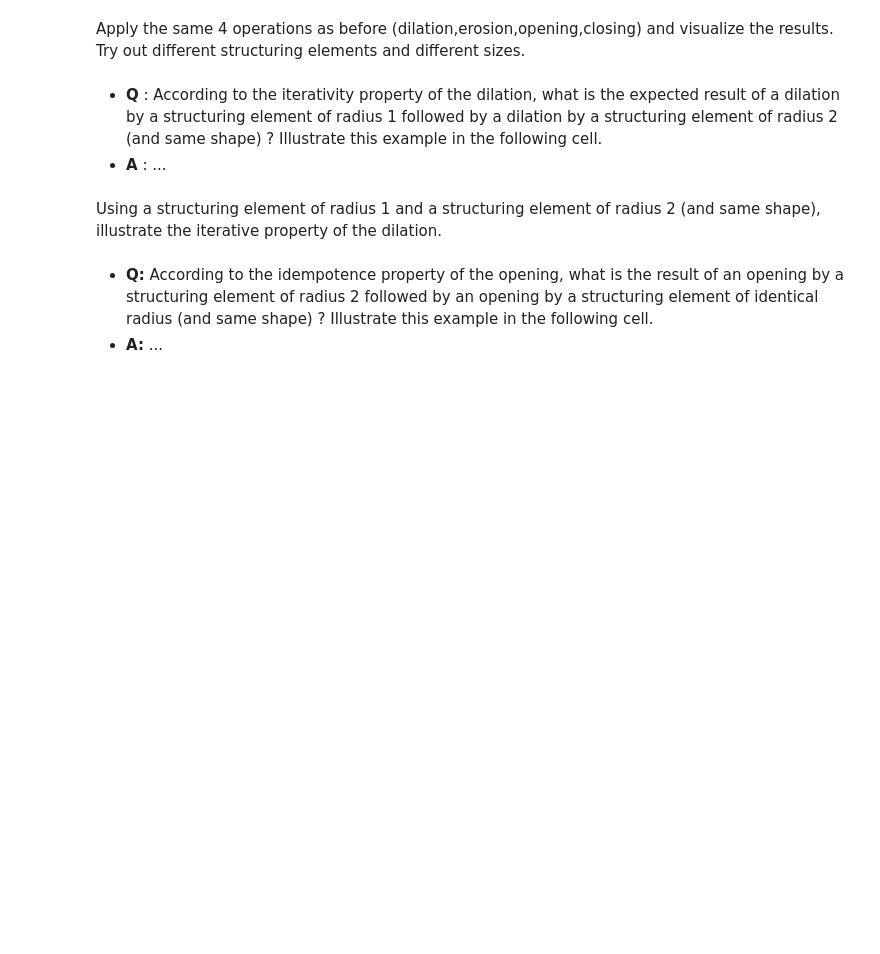
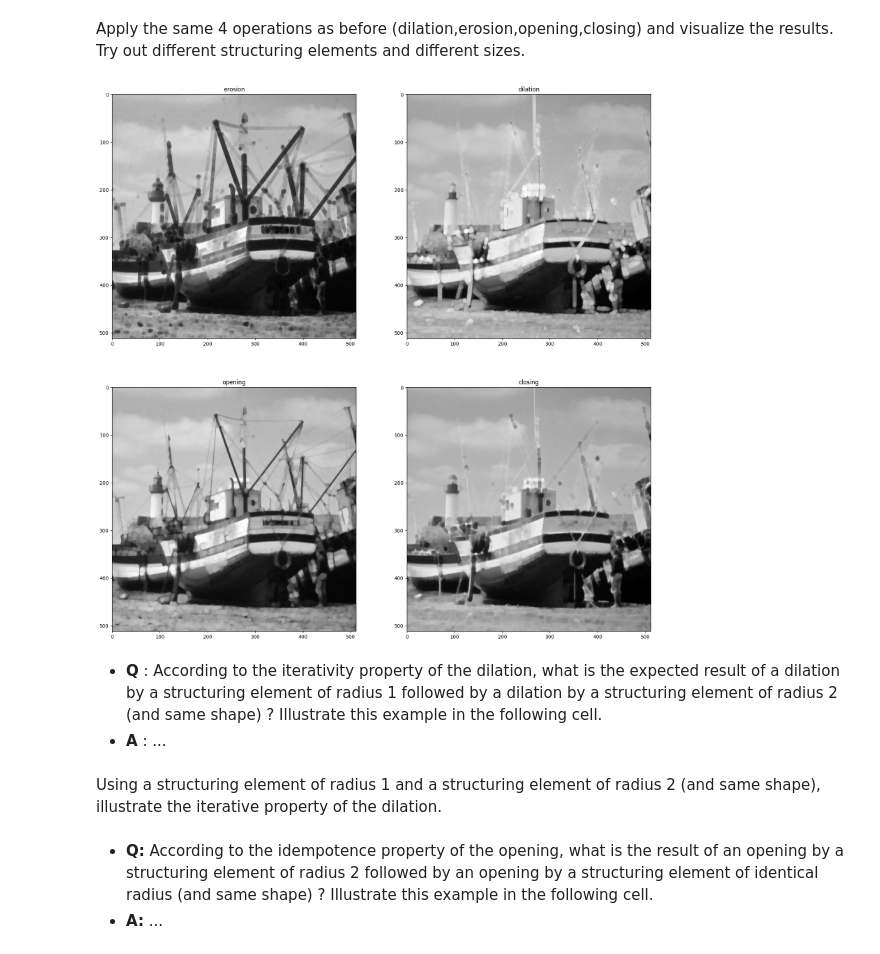
Before and after one commit to Mert-Emrem/SSEO-MRO, a Jupyter notebook: pw3_nonlinearfiltering_student.ipynb, the cells around one changed output. Saved outputs shown, nothing was run; the diff lists cells and outputs as text; code cells hidden in the pictures; blank space fills up the shorter version.

```diff
--- a/pw3_nonlinearfiltering_student.ipynb
+++ b/pw3_nonlinearfiltering_student.ipynb
@@ -64,12 +64,12 @@ In this section, we will work on a cyto-image. Make sure to properly load the "c
 #load the cell image in grayscale and display it
 img = plt.imread("imagesTP2/cell.tif")
 
-# Use cytripe function:
+# Use function:
 img = plt.imread("imagesTP2/cell.tif").astype(np.uint8)
 # threshold t = 150
 img_bin = img.copy()
-img_bin[img_bin < 150] = 0
-img_bin[img_bin >= 150] = 1
+img_bin[img_bin < 10] = 0
+img_bin[img_bin >= 10] = 1
 
 
 
@@ -121,3 +121,20 @@ Apply the same 4 operations as before (dilation,erosion,opening,closing) and vis
+# %%
+strell = morpho.disk(3)
+eroded = morpho.erosion(img_bin,strell)
+dilated = morpho.dilation(img_bin,strell)
+opening = morpho.opening(img_bin,strell)
+closing = morpho.closing(img_bin,strell)
+
+fig,ax = plt.subplots(2, 2, figsize=(20,20))
+imgs = [morpho.erosion(img,strell),morpho.dilation(img,strell),morpho.opening(img,strell),morpho.closing(img,strell)]
+
+names = ["erosion","dilation","opening","closing"]
+for i in range(4):
+  ax[i//2,i%2].set_title(names[i])
+  ax[i//2,i%2].imshow(imgs[i],cmap = "gray")
+plt.show()
+# %% [output]
+[figure, added]
 # %% [markdown]
 - **Q** : According to the iterativity property of the dilation, what is the expected result of a dilation by a structuring element of radius 1 followed by a dilation by a
 structuring element of radius 2 (and same shape) ? Illustrate this example in the following cell.
```
Also changed, not shown: parts of 5 cells of this notebook.
